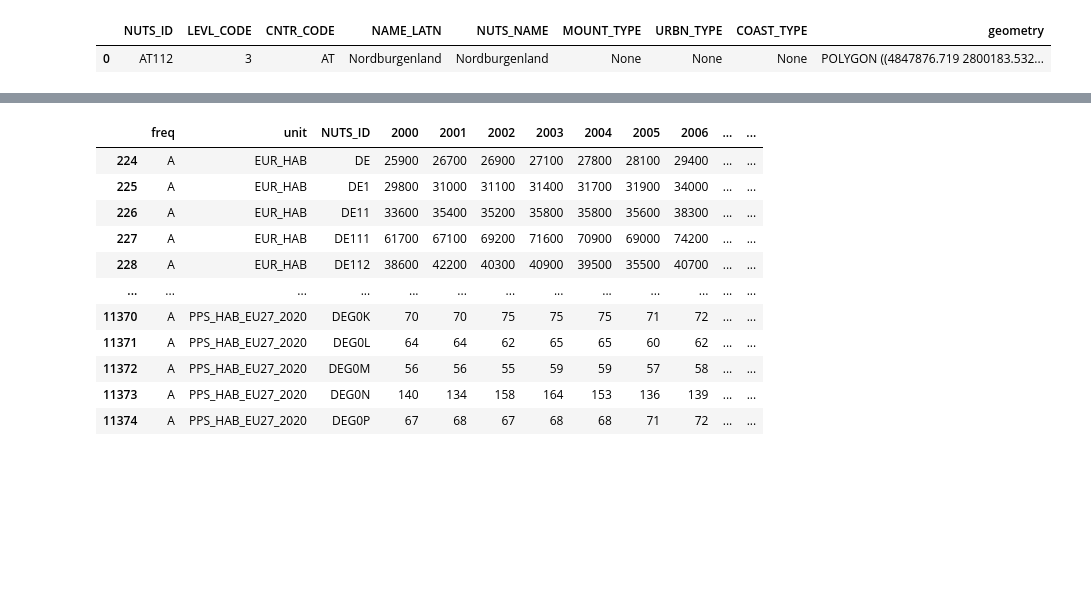
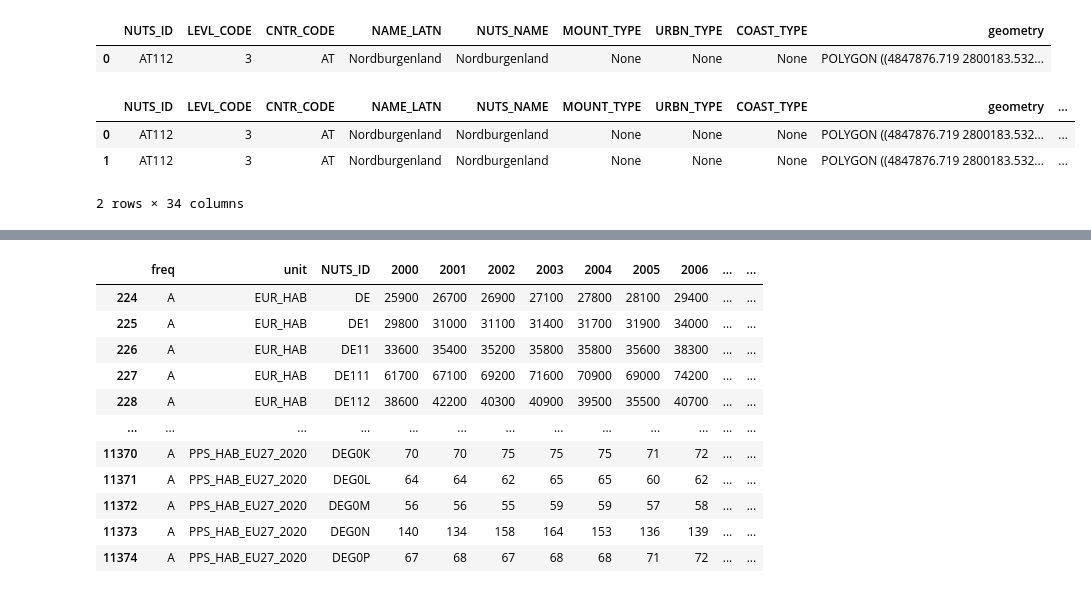
Before and after one commit to remydecoupes/Geo-MISSED, a Jupyter notebook: 1_eurostat_parser.ipynb, the cells around one changed output, grey strips where cells are left out. Drawn from its saved outputs; the diff is of its cells as text; code cells hidden in the pictures; blank space fills up the shorter version.

```diff
--- a/1_eurostat_parser.ipynb
+++ b/1_eurostat_parser.ipynb
@@ -28,5 +44,13 @@ gdf_nuts3.head(1)
 # %% [output]
 |  | NUTS_ID | LEVL_CODE | CNTR_CODE | NAME_LATN | NUTS_NAME | MOUNT_TYPE | URBN_TYPE | COAST_TYPE | geometry |
 | 0 | AT112 | 3 | AT | Nordburgenland | Nordburgenland | None | None | None | POLYGON ((4847876.719 2800183.532... |
+# %%
+merged_gdf = gdf_nuts3.merge(df_gdp, left_on="NUTS_ID", right_on="NUTS_ID", how="inner")
+merged_gdf.head(2)
+# %% [output]
+|  | NUTS_ID | LEVL_CODE | CNTR_CODE | NAME_LATN | NUTS_NAME | MOUNT_TYPE | URBN_TYPE | COAST_TYPE | geometry | ... |
+| 0 | AT112 | 3 | AT | Nordburgenland | Nordburgenland | None | None | None | POLYGON ((4847876.719 2800183.532... | ... |
+| 1 | AT112 | 3 | AT | Nordburgenland | Nordburgenland | None | None | None | POLYGON ((4847876.719 2800183.532... | ... |
+2 rows × 34 columns
 # %%
 merged_gdf = gdf_nuts3.merge(df_gdp, left_on="NUTS_ID", right_on="NUTS_ID", how="inner")
```
Also changed, not shown: parts of 8 cells of this notebook, 1 other file.
